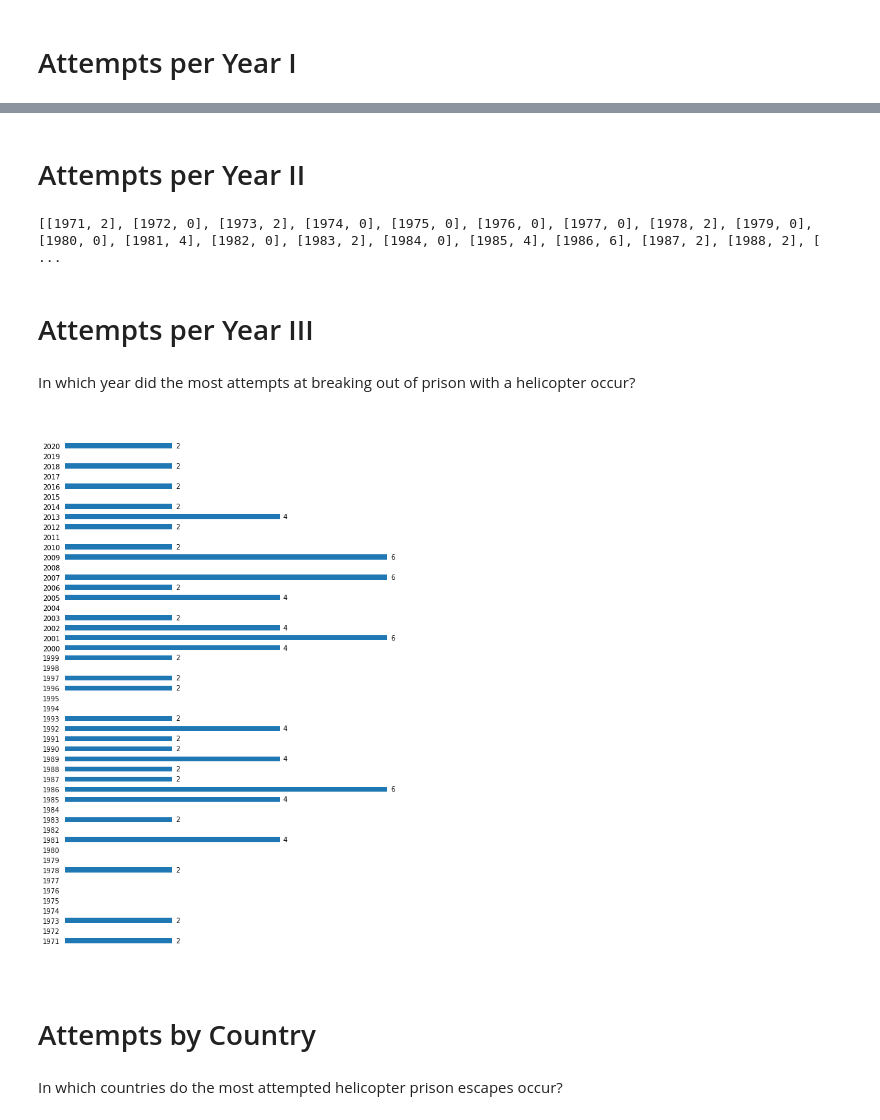
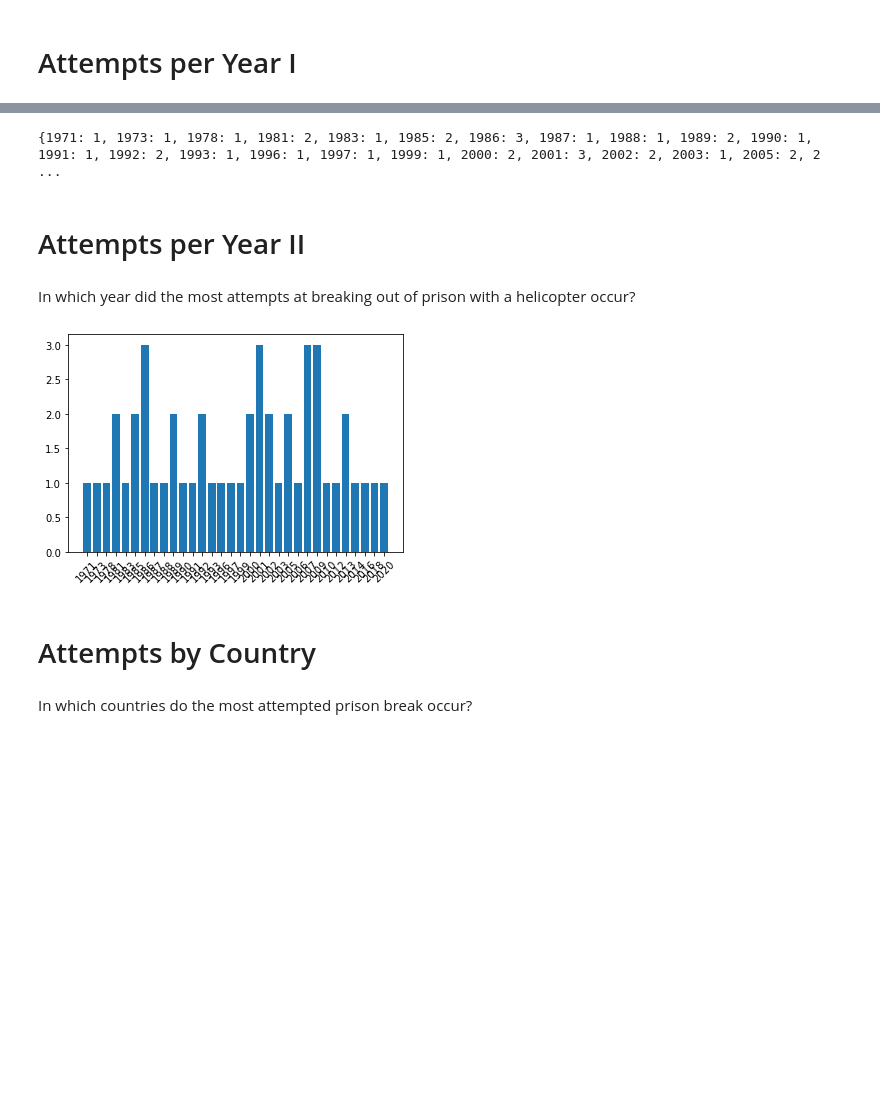
Before and after one commit to pheygiod/prison_break, a Jupyter notebook: prison_break.ipynb, the cells around one changed output, grey strips where cells are left out. Drawn from its saved outputs; the diff is of its cells as text; code cells hidden in the pictures; blank space fills up the shorter version.

```diff
--- a/prison_break.ipynb
+++ b/prison_break.ipynb
@@ -34,4 +22,0 @@ print(data)
-# %%
-# using the helper function to extract the years only
-for row in data:
-    row[0] = fetch_year(row[0])
@@ -42,12 +23,13 @@ print(data)
+# %%
+# Extract year
+years_list = []
+
+for row in data:
+    year = row[0].split()[-1]
+    years_list.append(int(year))
 # %% [markdown]
 # Attempts per Year I
 # %%
-# Getting the earliest and latest years in the data
-min_year = min(data, key=lambda x: x[0])[0]
-max_year = max(data, key=lambda x: x[0])[0]
-
-# Getting a list of all the years from min_year to max_year
-years = []
-for year in range(min_year, max_year + 1):
-    years.append(year)
-print(years)
+# Get earliest and latest years
+min_year = min(years_list)
+max_year = max(years_list)
@@ -65,26 +36,28 @@ print(attempts_per_year)
+# %%
+# count attempts per year
+attempts_dict = {}
+
+for year in years_list:
+    if year not in attempts_dict:
+        attempts_dict[year] = 1
+    else:
+        attempts_dict[year] += 1
+
+print(attempts_dict)
+# %% [output]
+{1971: 1, 1973: 1, 1978: 1, 1981: 2, 1983: 1, 1985: 2, 1986: 3, 1987: 1, 1988: 1, 1989: 2, 1990: 1, 1991: 1, 1992: 2, 1993: 1, 1996: 1, 1997: 1, 1999: 1, 2000: 2, 2001: 3, 2002: 2, 2003: 1, 2005: 2, 2 ...
 # %% [markdown]
 # Attempts per Year II
-# %%
-# Determining how many attempts there were in each year
-for row in data: # initiating a nested for loop
-    for year_attempt in attempts_per_year: # looping through each year of the attempt in the attempts_per_year list
-        year = year_attempt[0]
-        if row[0] == year:
-            year_attempt[1] += 1 # incrementing the second entry of attempts_per_year every time that that year appears in data
-
-print(attempts_per_year)
-# %% [output]
-[[1971, 2], [1972, 0], [1973, 2], [1974, 0], [1975, 0], [1976, 0], [1977, 0], [1978, 2], [1979, 0], [1980, 0], [1981, 4], [1982, 0], [1983, 2], [1984, 0], [1985, 4], [1986, 6], [1987, 2], [1988, 2], [ ...
-# %% [markdown]
-# Attempts per Year III
 # %% [markdown]
 In which year did the most attempts at breaking out of prison with a helicopter occur?
 # %%
 # Visualising the attempts per year in a friendlier way through a bar plot
-barplot(attempts_per_year)
+plt.bar(range(len(attempts_dict)), list(attempts_dict.values()), align='center')
+plt.xticks(range(len(attempts_dict)), list(attempts_dict.keys()), rotation=45)
+plt.show()
 # %% [output]
-[figure, old version]
+[figure, new version]
 # %% [markdown]
 # Attempts by Country
 # %% [markdown]
-In which countries do the most attempted helicopter prison escapes occur?
+In which countries do the most attempted prison break occur?
```
Also changed, not shown: parts of 14 cells of this notebook.
